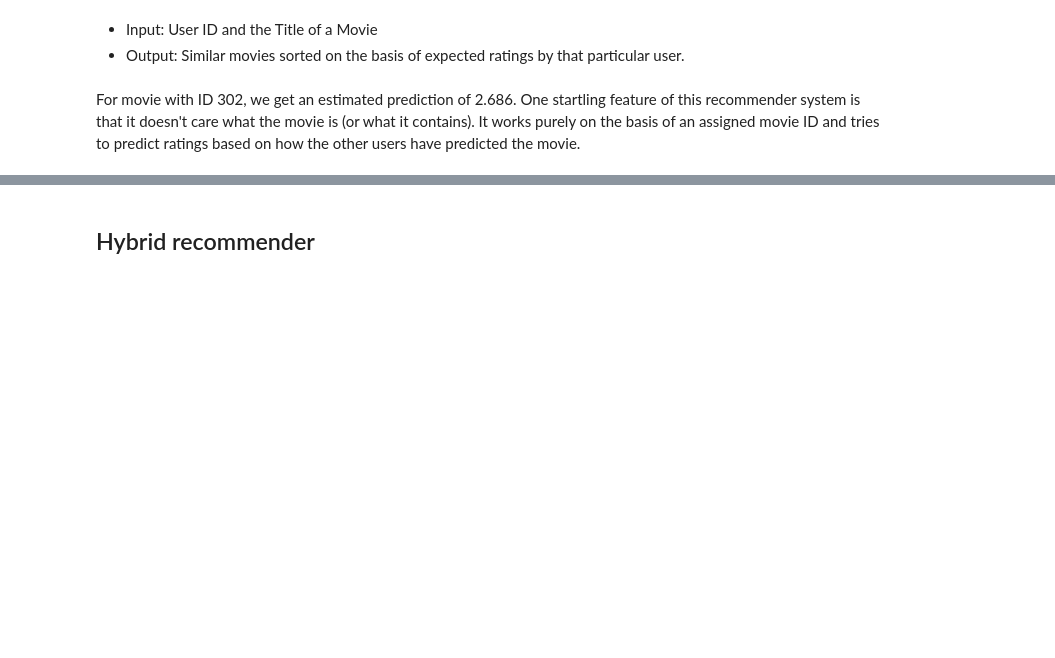
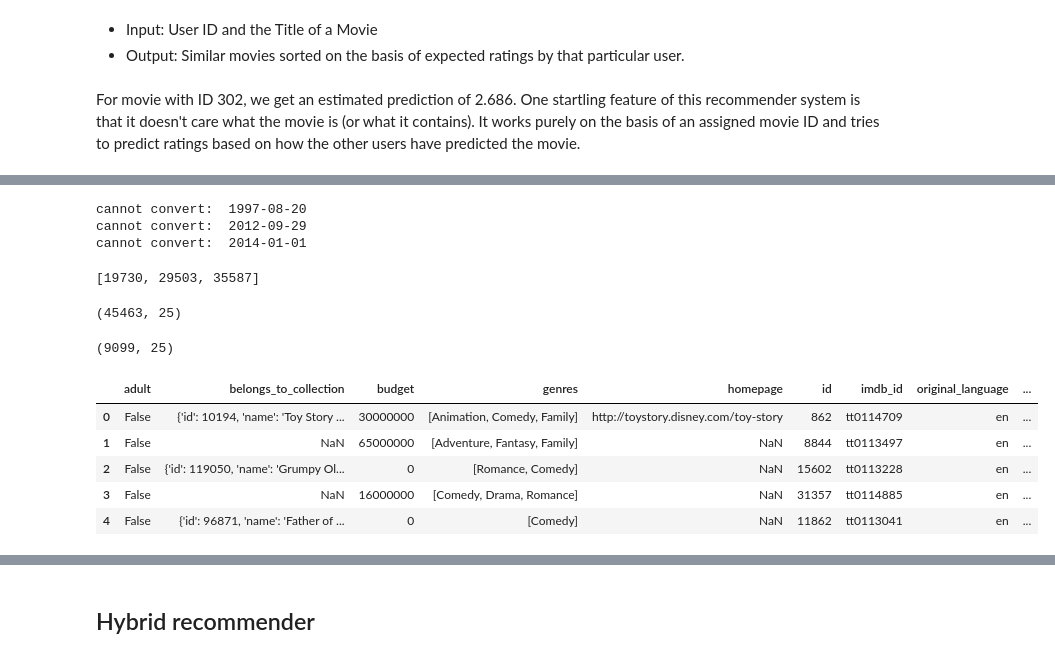
Before and after one commit to duybluemind1988/Data-science, a Jupyter notebook: Recommendation/Kaggle_movie_recommender_all_methods.ipynb, the cells around one changed output, grey strips where cells are left out. Drawn from its saved outputs; the diff is of its cells as text; code cells hidden in the pictures; blank space fills up the shorter version.

```diff
--- a/Recommendation/Kaggle_movie_recommender_all_methods.ipynb
+++ b/Recommendation/Kaggle_movie_recommender_all_methods.ipynb
@@ -3372,0 +3155,2 @@ cosine_sim = cosine_similarity(count_matrix, count_matrix)
+# %%
+md['genres'] = md['genres'].fillna('[]').apply(literal_eval).apply(lambda x: [i['name'] for i in x] if isinstance(x, list) else [])
@@ -3372,0 +3162,4 @@ cosine_sim = cosine_similarity(count_matrix, count_matrix)
+# %%
+md['year'] = pd.to_datetime(md['release_date'], errors='coerce').\
+apply(lambda x: str(x).split('-')[0] if x != np.nan else np.nan)
+md['year']
@@ -3372,0 +3179,18 @@ cosine_sim = cosine_similarity(count_matrix, count_matrix)
+# %%
+not_convert_list=[]
+for i in range(len(md)):
+  try:
+    md['id'][i]=int(md['id'][i])
+  except:
+    print('cannot convert: ',md['id'][i])
+    not_convert_list.append(md.index[i])
+# %% [output]
+cannot convert:  1997-08-20
+cannot convert:  2012-09-29
+cannot convert:  2014-01-01
+# %%
+not_convert_list
+# %% [output]
+[19730, 29503, 35587]
+# %%
+md = md.drop([19730, 29503, 35587])
@@ -3372,0 +3200,16 @@ cosine_sim = cosine_similarity(count_matrix, count_matrix)
+# %%
+print(md.shape)
+smd = md[md['id'].isin(links_small)]
+smd.shape
+# %% [output]
+(45463, 25)
+(9099, 25)
+# %%
+smd.head(5)
+# %% [output]
+|  | adult | belongs_to_collection | budget | genres | homepage | id | imdb_id | original_language | ... |
+| 0 | False | {'id': 10194, 'name': 'Toy Story ... | 30000000 | [Animation, Comedy, Family] | http://toystory.disney.com/toy-story | 862 | tt0114709 | en | ... |
+| 1 | False | NaN | 65000000 | [Adventure, Fantasy, Family] | NaN | 8844 | tt0113497 | en | ... |
+| 2 | False | {'id': 119050, 'name': 'Grumpy Ol... | 0 | [Romance, Comedy] | NaN | 15602 | tt0113228 | en | ... |
+| 3 | False | NaN | 16000000 | [Comedy, Drama, Romance] | NaN | 31357 | tt0114885 | en | ... |
+| 4 | False | {'id': 96871, 'name': 'Father of ... | 0 | [Comedy] | NaN | 11862 | tt0113041 | en | ... |
```
Also changed, not shown: parts of 69 cells of this notebook.
